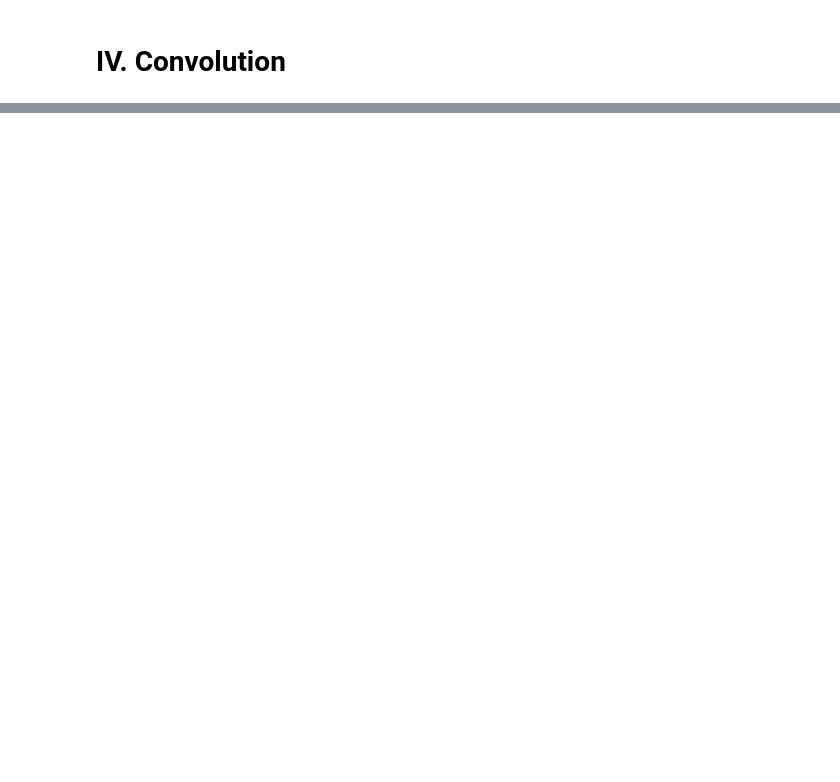
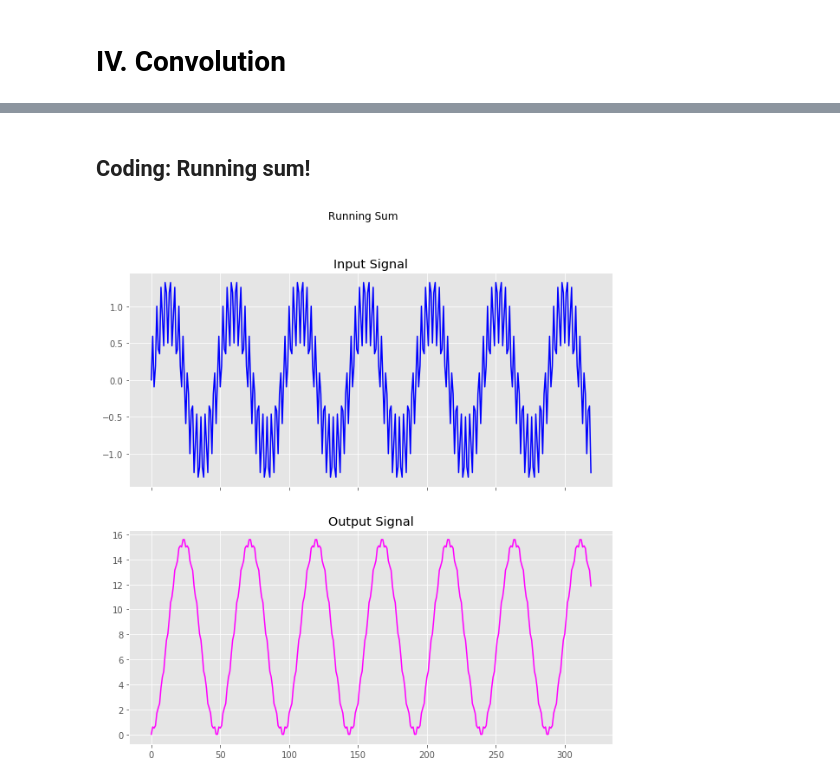
Before and after one commit to ibragimoveldor/DSP_in_python, a Jupyter notebook: DSP_tutorial.ipynb, the cells around one changed output, grey strips where cells are left out. Cells and saved outputs as stored; diff of their text form; code cells hidden in the pictures; blank space fills up the shorter version.

```diff
--- a/DSP_tutorial.ipynb
+++ b/DSP_tutorial.ipynb
@@ -281,0 +382,20 @@ invariance unless you have reason to believe otherwise.</font>
+# %% [markdown]
+## Coding: Running sum!
+# %%
+output_signal = np.cumsum(sigs.InputSignal_1kHz_15kHz)
+
+#style.use('ggplot')
+style.use('ggplot')
+
+f,plt_arr = plt.subplots(2,sharex=True, figsize=(10, 10))
+f.suptitle("Running Sum")
+
+plt_arr[0].plot(sigs.InputSignal_1kHz_15kHz,color='blue')
+plt_arr[0].set_title("Input Signal")
+
+plt_arr[1].plot(output_signal,color ='magenta')
+plt_arr[1].set_title("Output Signal")
+
+plt.show()
+# %% [output]
+[figure, added]
```
Also changed, not shown: parts of 91 cells of this notebook.
